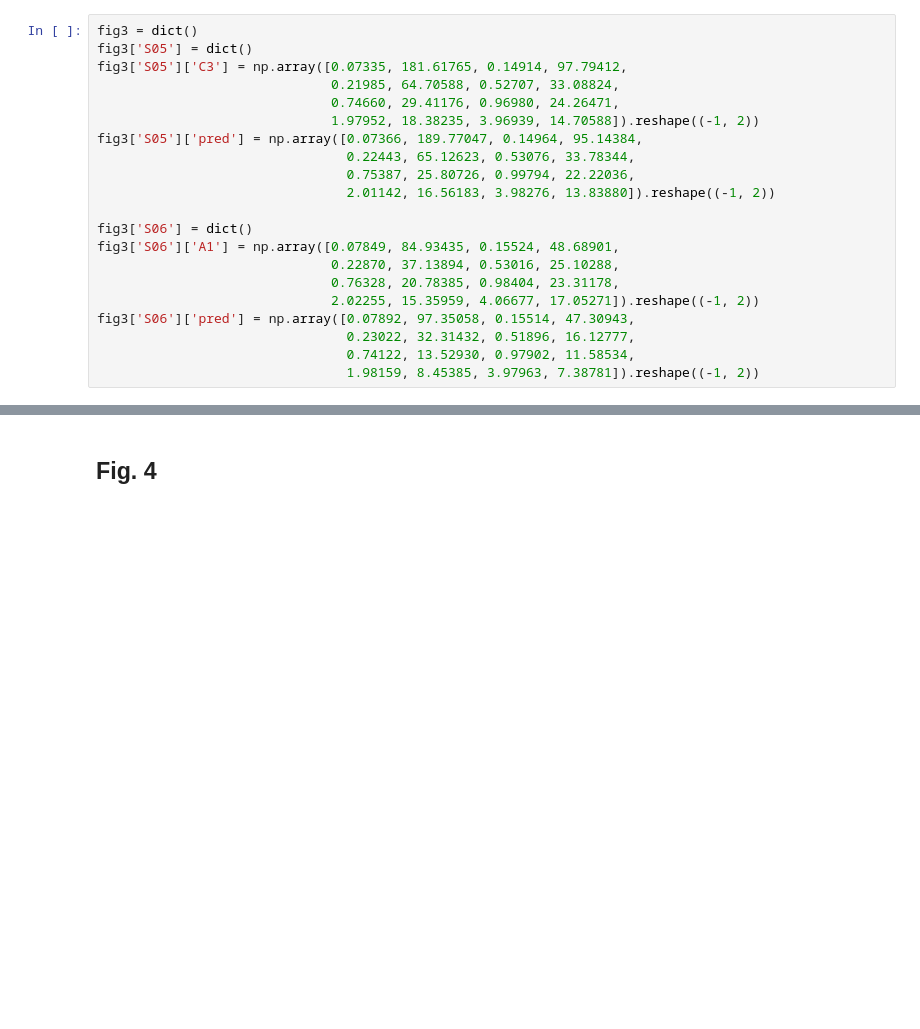
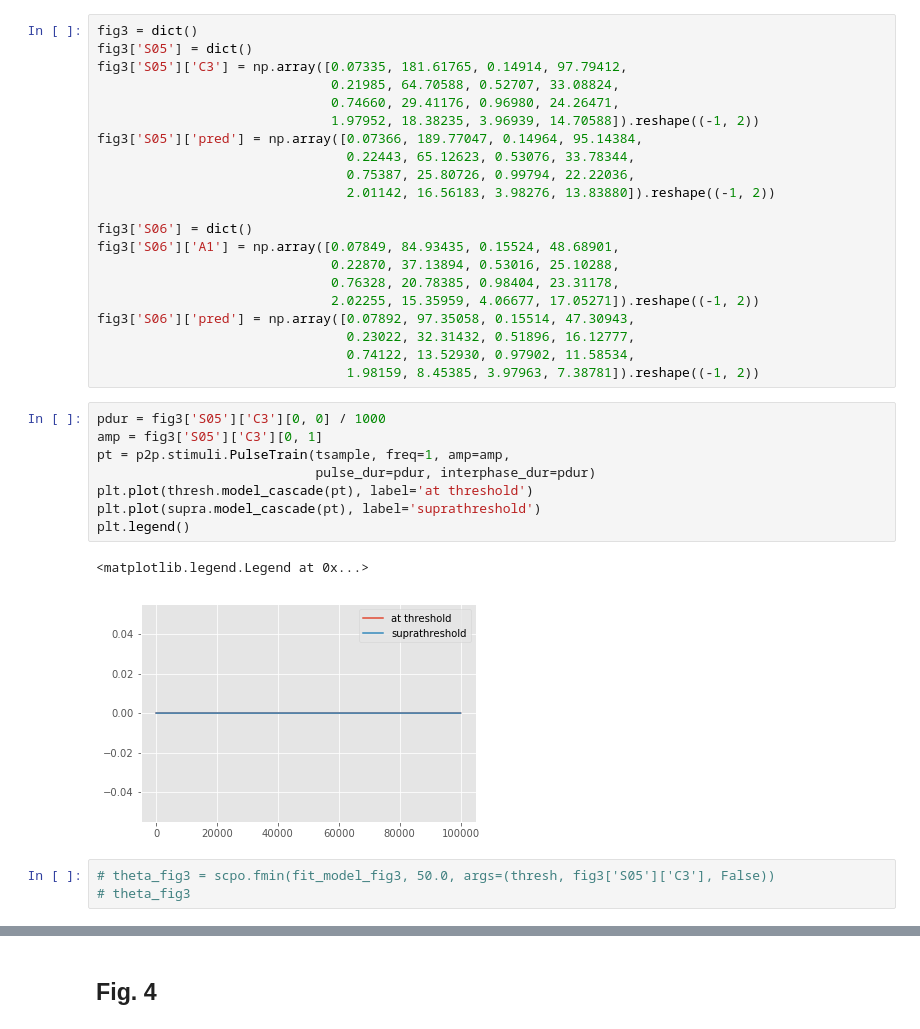
Before and after one commit to mbeyeler/pulse2percept, a Jupyter notebook: examples/notebooks/3.0-horsager-2009-figs.ipynb, the cells around one changed output, grey strips where cells are left out. Saved outputs shown, nothing was run; the diff lists cells and outputs as text; blank space fills up the shorter version.

```diff
--- a/examples/notebooks/3.0-horsager-2009-figs.ipynb
+++ b/examples/notebooks/3.0-horsager-2009-figs.ipynb
@@ -49,6 +176,20 @@ fig3['S06']['pred'] = np.array([0.07892, 97.35058, 0.15514, 47.30943,
                                 0.23022, 32.31432, 0.51896, 16.12777,
                                 0.74122, 13.52930, 0.97902, 11.58534,
                                 1.98159, 8.45385, 3.97963, 7.38781]).reshape((-1, 2))
+# %%
+pdur = fig3['S05']['C3'][0, 0] / 1000
+amp = fig3['S05']['C3'][0, 1]
+pt = p2p.stimuli.PulseTrain(tsample, freq=1, amp=amp,
+                            pulse_dur=pdur, interphase_dur=pdur)
+plt.plot(thresh.model_cascade(pt), label='at threshold')
+plt.plot(supra.model_cascade(pt), label='suprathreshold')
+plt.legend()
+# %% [output]
+<matplotlib.legend.Legend at 0x...>
+[figure, added]
+# %%
+# theta_fig3 = scpo.fmin(fit_model_fig3, 50.0, args=(thresh, fig3['S05']['C3'], False))
+# theta_fig3
 # %%
 plt.figure(figsize=(12, 4))
 plt.subplot(121)
```
Also changed, not shown: parts of 9 cells of this notebook, 3 other files.
